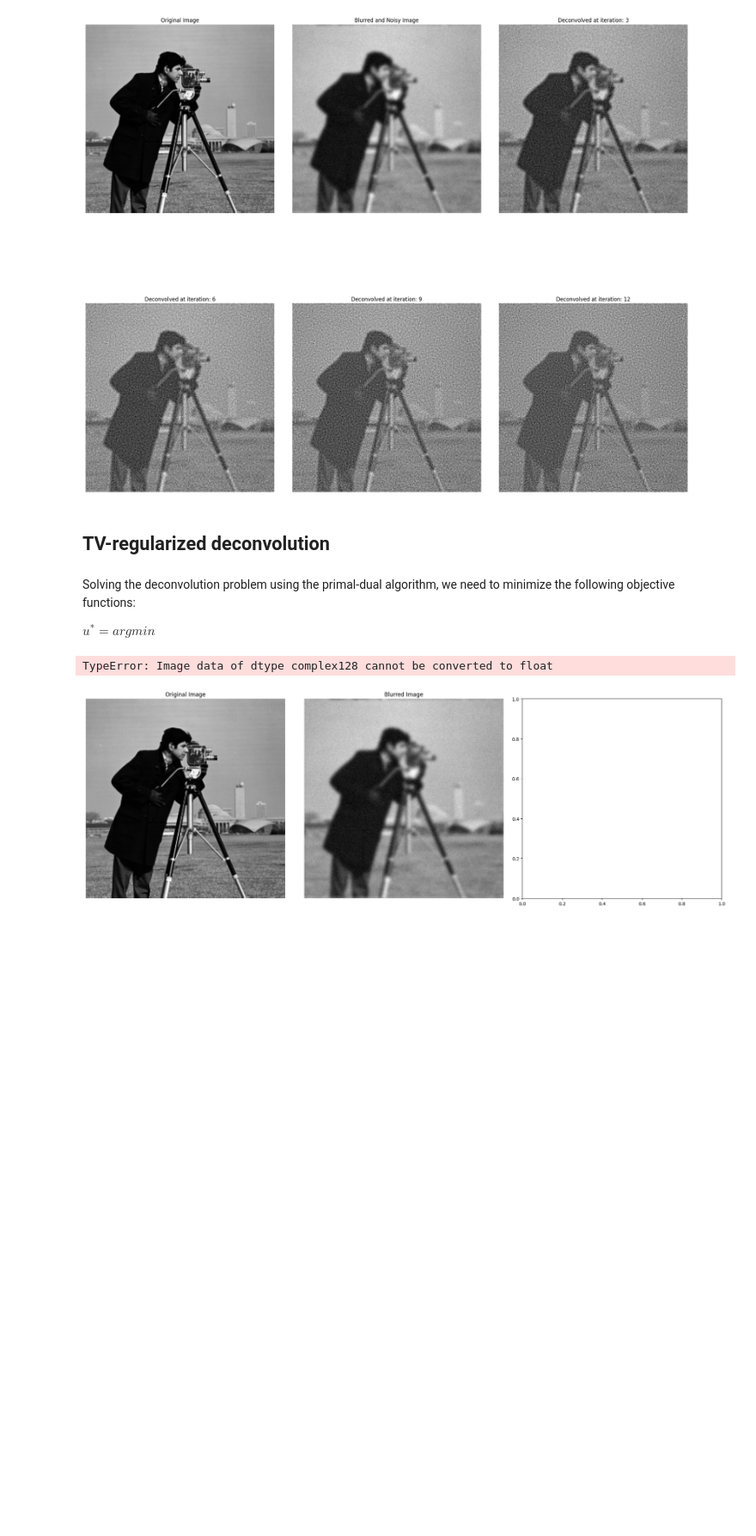
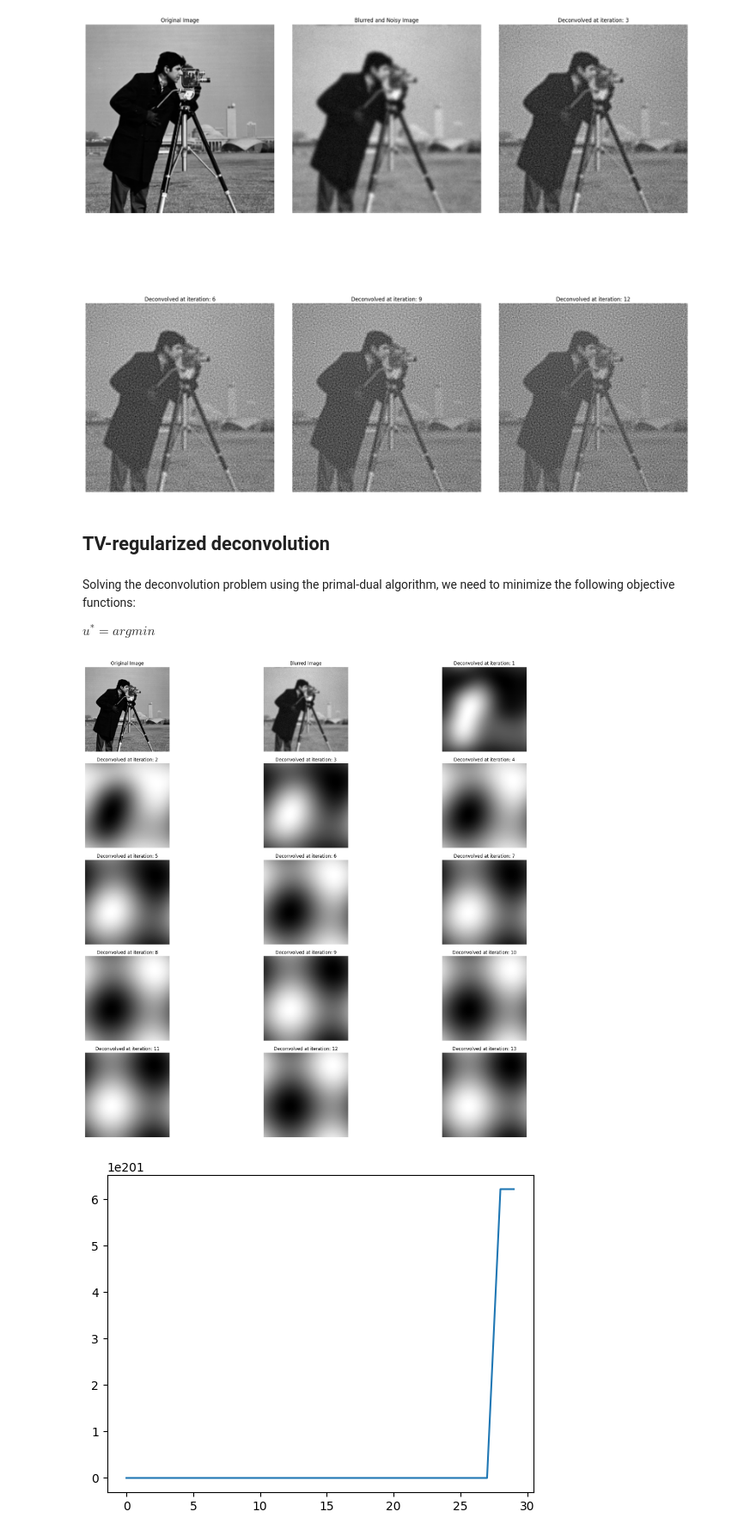
Before and after one commit to Crazz-Zaac/mathematical-image-processing, a Jupyter notebook: notebooks/ex_4.ipynb, the cells around one changed output. Shown at 86% size. Saved outputs shown, nothing was run; the diff lists cells and outputs as text; code cells hidden in the pictures; blank space fills up the shorter version.

Commit message:
primal dual deconv in progress

```diff
--- a/notebooks/ex_4.ipynb
+++ b/notebooks/ex_4.ipynb
@@ -98,12 +98,11 @@ $
     u^* = arg min
 $
 # %%
-def apply_A(x, A):
-    return convolve2d(x, A, mode="same")
+def apply_A(x, A_fft):
+    return np.real(ifft2(fft2(x) * A_fft))
 
-
-def apply_At(x, A):
-    return convolve2d(x, A[::-1, ::-1], mode="same")
+def apply_At(x, A_fft):
+    return np.real(ifft2(fft2(x) * np.conj(A_fft)))
 
 
 def deconv_TV_pd(f: np.ndarray, A: np.ndarray, _lambda: float, iterations: int):
@@ -111,14 +110,18 @@ def deconv_TV_pd(f: np.ndarray, A: np.ndarray, _lambda: float, iterations: int):
     titles = []
     energies = []
 
-    tau = 0.1
-    sigma = 0.01
-    theta = 1
+    L2 = 8
+    tau = 0.35
+    sigma = 0.35  # To satisfy sigma * tau * L^2 < 1
+    theta = 1.0
 
     u = f.copy()
     u_bar = u.copy()
     p = grad(u)
     q = div(p)
+
+    # Fourier transform of the PSF
+    A_fft = fft2(A, s=f.shape)
 
     for i in range(iterations):
         # dual update for p
@@ -128,10 +131,11 @@ def deconv_TV_pd(f: np.ndarray, A: np.ndarray, _lambda: float, iterations: int):
         )
 
         # dual update for q
-        q = (q + sigma * (apply_A(u_bar, A) - f)) / (1 + sigma * _lambda)
+        q_tilde = q + sigma * (apply_A(u_bar, A_fft)- f)
+        q = (q_tilde - sigma *  f) / (1 + sigma * _lambda)
 
         # primal update for u
-        u_new = u - tau * (div(p) + apply_At(q, A))
+        u_new = u - tau * (div(p) + apply_At(q, A_fft))
 
         # over-relaxation
         u_bar = u_new + theta * (u_new - u)
@@ -140,49 +144,49 @@ def deconv_TV_pd(f: np.ndarray, A: np.ndarray, _lambda: float, iterations: int):
         u = u_new
 
         # compute the energy
-        energy = 0.5 * np.linalg.norm(apply_A(u, A) - f) ** 2 + _lambda * np.sum(
+        energy = 0.5 * np.linalg.norm(apply_A(u, A_fft) - f) ** 2 + _lambda * np.sum(
             np.abs(grad(u))
         )
         energies.append(energy)
 
-        if (i + 1) % 3 == 0:
-            titles.append(f"Deconvolved at iteration: {i+1}")
-            images.append(u.copy())
-            energies.append(energy)
+        # if (i + 1) % 3 == 0:
+        titles.append(f"Deconvolved at iteration: {i+1}")
+        images.append(u.copy())
+        energies.append(energy)
 
     return titles, images, energies
 # %%
-_lambda_ = 0.1
-_iterations = 10
+_lambda_ = 0.01
+_iterations = 15
 k = 5
 gamma = 2 * k + 1 # size of kernel
 sigma = 2
 
 
 I = read("../assets/cameraman.png", "GRAY")
 I = I.astype(np.float64)
 
 
 # Blurring and adding noise
 Op, Op_adj, kA = createGaussianBlurringOperator(I.shape, gamma, sigma)
 I_nse = Op(I) + 5 * np.random.randn(*I.shape)
 
 titles, images, energies = deconv_TV_pd(I_nse,kA, _lambda_, _iterations)
 
 # Take the real part of the images
 images = [np.real(img) for img in images]
 
 # Add original and blurred images to the list
 images.insert(0, I)
 titles.insert(0, "Original Image")
 images.insert(1, I_nse)
 titles.insert(1, "Blurred Image")
 
 subplot_images(
     images, titles=titles, fig_size=(20, 18), order=(-1, 3), dpi=100
 ).savefig("../exercise_solutions/ex4/primal_dual_deconv.png")
-
+plt.plot(energies)
 plt.show()
 # %% [output]
-TypeError: Image data of dtype complex128 cannot be converted to float
-[figure, old version]
+[figure, new version]
+[figure, added]
```
Also changed, not shown: 1 other file.
